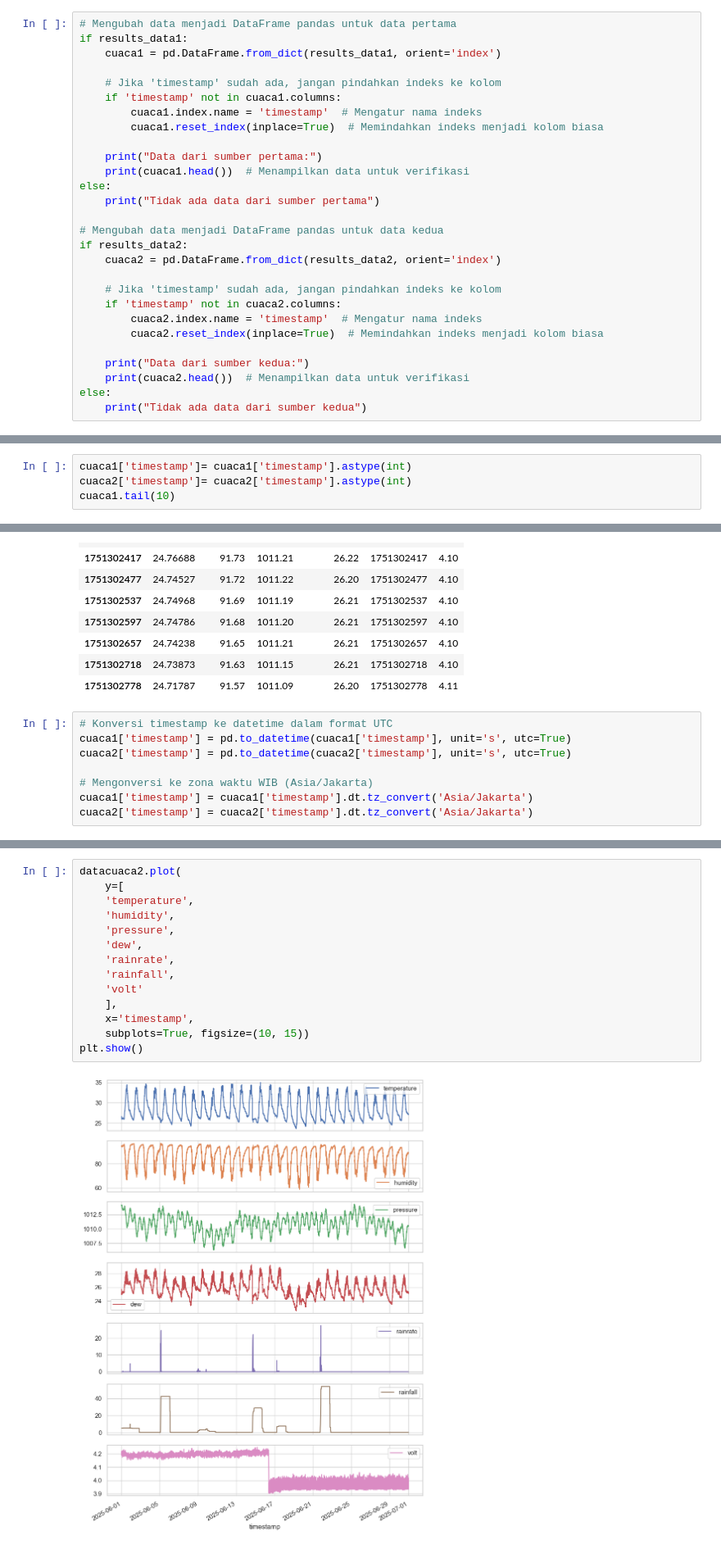
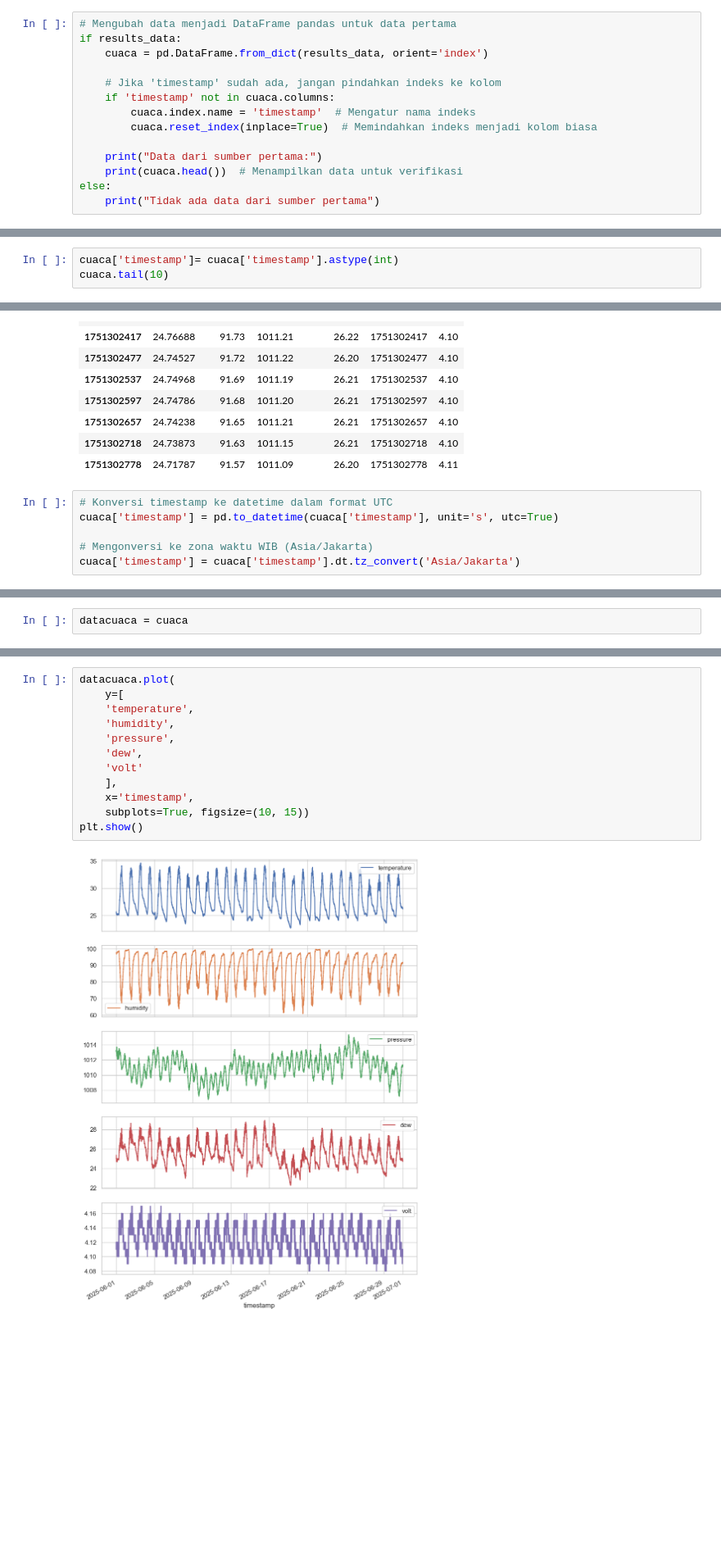
Before and after one commit to evanalif113/Kumbung-Sense-IoT, a Jupyter notebook: Model-Deep-Learning/Weather-LSTM.ipynb, the cells around one changed output, grey strips where cells are left out. Shown: that part at 82% size. Cells and saved outputs as stored; diff of their text form; blank space fills up the shorter version.

```diff
--- a/Model-Deep-Learning/Weather-LSTM.ipynb
+++ b/Model-Deep-Learning/Weather-LSTM.ipynb
@@ -49,31 +46,17 @@ results_data2 = query_data2.get()
 # %%
 # Mengubah data menjadi DataFrame pandas untuk data pertama
-if results_data1:
-    cuaca1 = pd.DataFrame.from_dict(results_data1, orient='index')
+if results_data:
+    cuaca = pd.DataFrame.from_dict(results_data, orient='index')
 
     # Jika 'timestamp' sudah ada, jangan pindahkan indeks ke kolom
-    if 'timestamp' not in cuaca1.columns:
-        cuaca1.index.name = 'timestamp'  # Mengatur nama indeks
-        cuaca1.reset_index(inplace=True)  # Memindahkan indeks menjadi kolom biasa
+    if 'timestamp' not in cuaca.columns:
+        cuaca.index.name = 'timestamp'  # Mengatur nama indeks
+        cuaca.reset_index(inplace=True)  # Memindahkan indeks menjadi kolom biasa
 
     print("Data dari sumber pertama:")
-    print(cuaca1.head())  # Menampilkan data untuk verifikasi
+    print(cuaca.head())  # Menampilkan data untuk verifikasi
 else:
     print("Tidak ada data dari sumber pertama")
-
-# Mengubah data menjadi DataFrame pandas untuk data kedua
-if results_data2:
-    cuaca2 = pd.DataFrame.from_dict(results_data2, orient='index')
-
-    # Jika 'timestamp' sudah ada, jangan pindahkan indeks ke kolom
-    if 'timestamp' not in cuaca2.columns:
-        cuaca2.index.name = 'timestamp'  # Mengatur nama indeks
-        cuaca2.reset_index(inplace=True)  # Memindahkan indeks menjadi kolom biasa
-
-    print("Data dari sumber kedua:")
-    print(cuaca2.head())  # Menampilkan data untuk verifikasi
-else:
-    print("Tidak ada data dari sumber kedua")
 # %% [output]
 Data dari sumber pertama:
                  dew  humidity  pressure  temperature   timestamp  volt
@@ -107,9 +80,8 @@ cuaca1.tail(10)
 | 1751302718 | 24.73873 | 91.63 | 1011.15 | 26.21 | 1751302718 | 4.10 |
 | 1751302778 | 24.71787 | 91.57 | 1011.09 | 26.20 | 1751302778 | 4.11 |
 # %%
-cuaca1['timestamp']= cuaca1['timestamp'].astype(int)
-cuaca2['timestamp']= cuaca2['timestamp'].astype(int)
-cuaca1.tail(10)
+cuaca['timestamp']= cuaca['timestamp'].astype(int)
+cuaca.tail(10)
 # %% [output]
 |  | dew | humidity | pressure | temperature | timestamp | volt |
 | 1751302237 | 24.76216 | 91.65 | 1011.23 | 26.23 | 1751302237 | 4.10 |
@@ -124,10 +96,8 @@ cuaca1.tail(10)
 | 1751302778 | 24.71787 | 91.57 | 1011.09 | 26.20 | 1751302778 | 4.11 |
 # %%
 # Konversi timestamp ke datetime dalam format UTC
-cuaca1['timestamp'] = pd.to_datetime(cuaca1['timestamp'], unit='s', utc=True)
-cuaca2['timestamp'] = pd.to_datetime(cuaca2['timestamp'], unit='s', utc=True)
+cuaca['timestamp'] = pd.to_datetime(cuaca['timestamp'], unit='s', utc=True)
 
 # Mengonversi ke zona waktu WIB (Asia/Jakarta)
-cuaca1['timestamp'] = cuaca1['timestamp'].dt.tz_convert('Asia/Jakarta')
-cuaca2['timestamp'] = cuaca2['timestamp'].dt.tz_convert('Asia/Jakarta')
+cuaca['timestamp'] = cuaca['timestamp'].dt.tz_convert('Asia/Jakarta')
 # %%
@@ -172,3 +127,5 @@ datacuaca2 = cuaca2
+# %%
+datacuaca = cuaca
 # %%
 # Visualisasi missing values untuk datacuaca
 print("Visualisasi missing values untuk datacuaca:")
@@ -235,18 +148,16 @@ dtype: int64
 # %%
-datacuaca2.plot(
+datacuaca.plot(
     y=[
     'temperature',
     'humidity',
     'pressure',
     'dew',
-    'rainrate',
-    'rainfall',
     'volt'
     ],
     x='timestamp',
     subplots=True, figsize=(10, 15))
 plt.show()
 # %% [output]
-[figure, old version]
+[figure, new version]
 # %%
 # Ekspor datacuaca2 ke CSV dengan delimiter titik koma (;)
```
Also changed, not shown: parts of 18 cells of this notebook, 2 other files.
